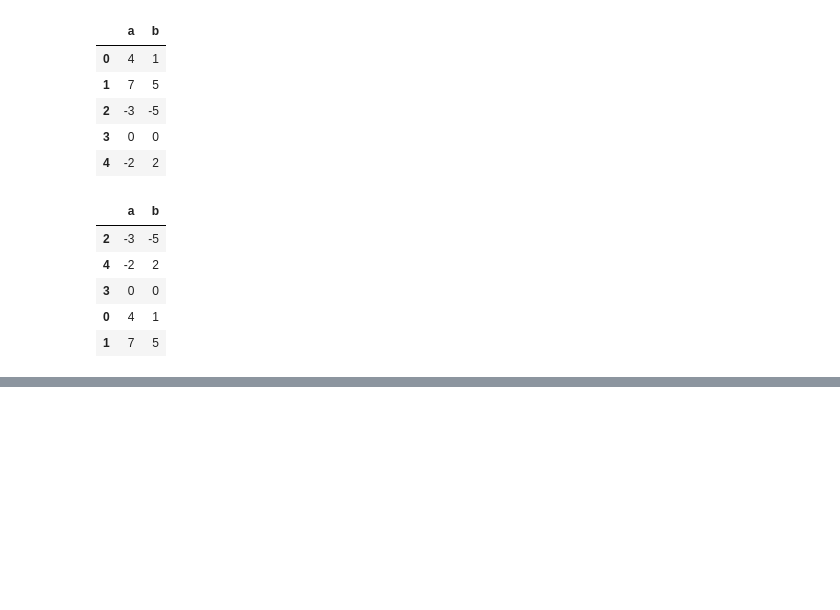
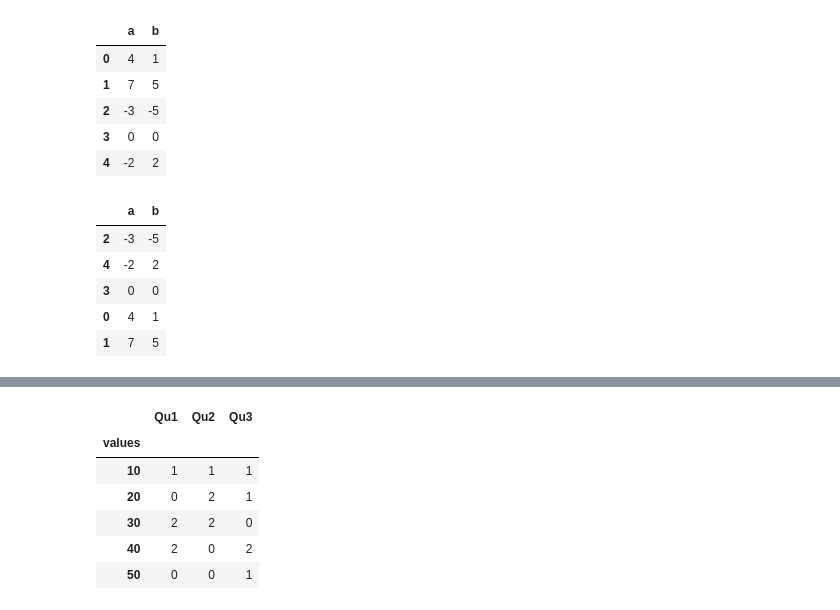
Before and after one commit to Joshchavez/CIS310, a Jupyter notebook: Week 13/Py_pandas_DataFrame.ipynb, the cells around one changed output, grey strips where cells are left out. Drawn from its saved outputs; the diff is of its cells as text; code cells hidden in the pictures; blank space fills up the shorter version.

```diff
--- a/Week 13/Py_pandas_DataFrame.ipynb
+++ b/Week 13/Py_pandas_DataFrame.ipynb
@@ -390,0 +782,3 @@ df4.sort_values(by='a')
+# %%
+rs = df.apply(pd.value_counts).fillna(0).astype(int)
+rs
@@ -390,0 +792,11 @@ df4.sort_values(by='a')
+# %%
+rs.index.name='values'
+rs
+# %% [output]
+|  | Qu1 | Qu2 | Qu3 |
+| values |  |  |  |
+| 10 | 1 | 1 | 1 |
+| 20 | 0 | 2 | 1 |
+| 30 | 2 | 2 | 0 |
+| 40 | 2 | 0 | 2 |
+| 50 | 0 | 0 | 1 |
```
Also changed, not shown: parts of 54 cells of this notebook, 2 other files.
